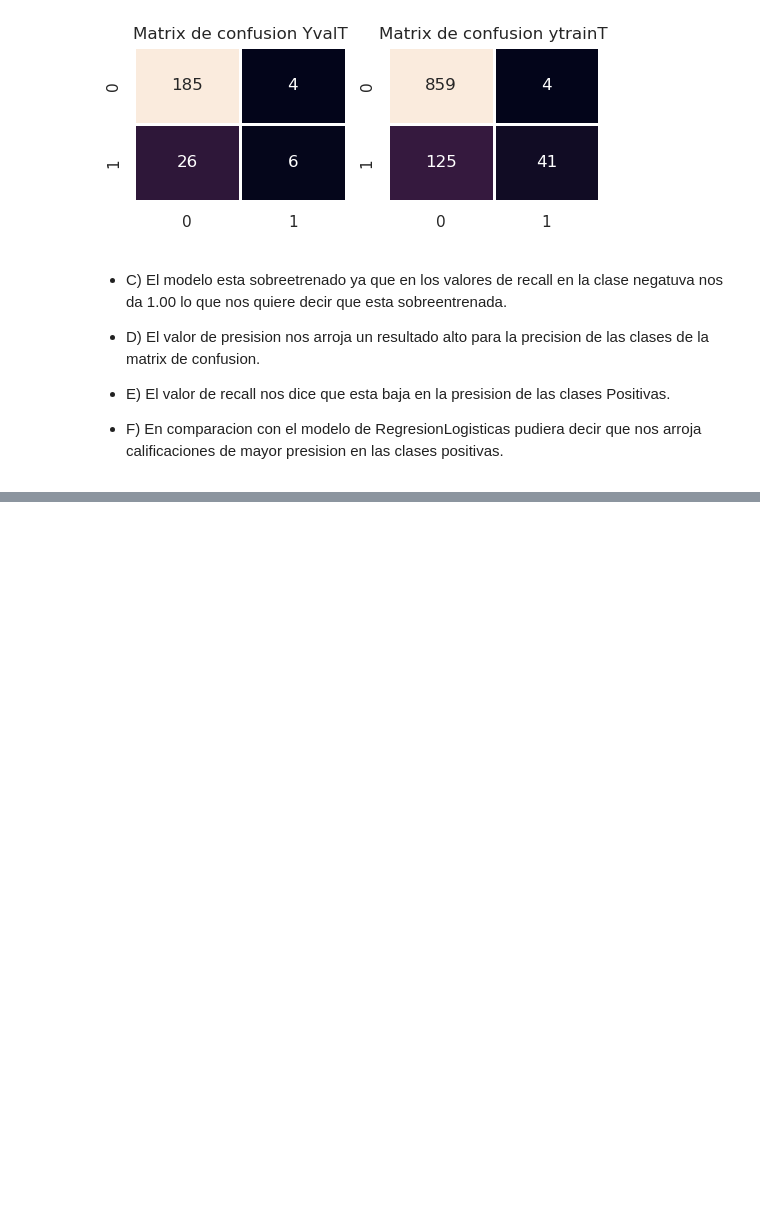
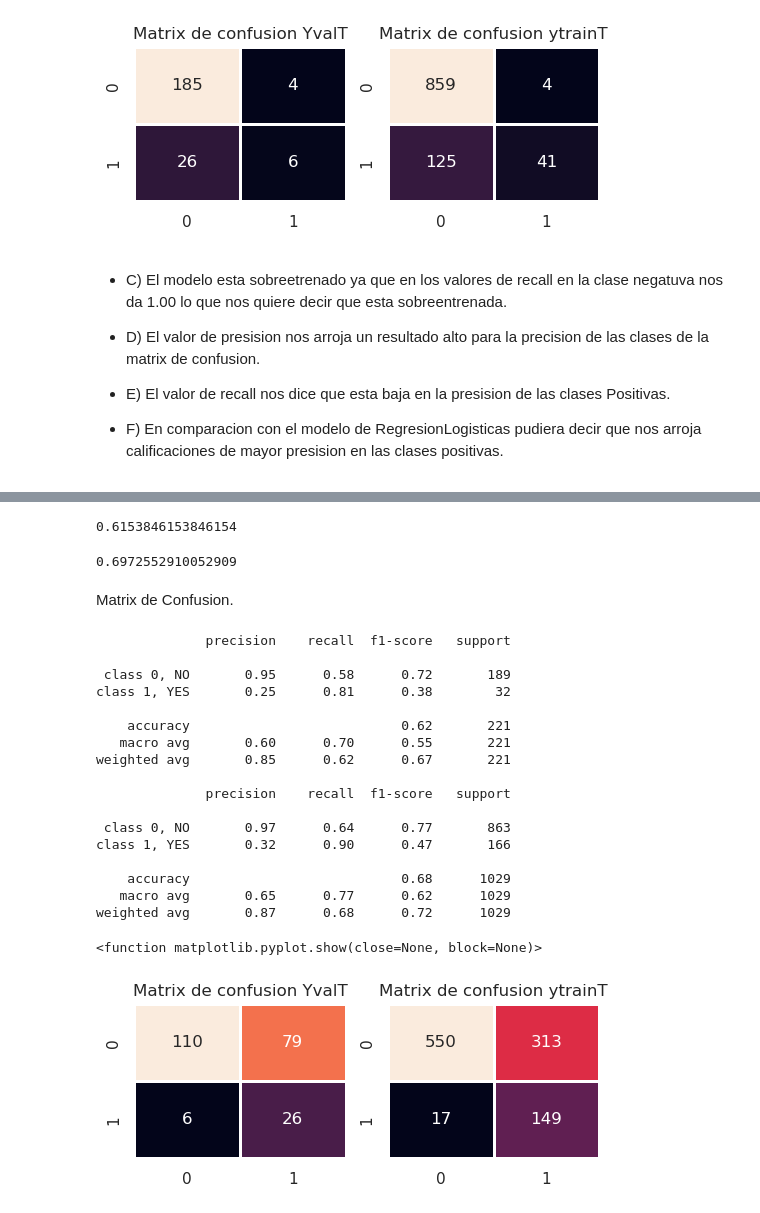
Before and after one commit to fran-dev-front/actividad2_3, a Jupyter notebook: Actividad_Semanas_3_y_4.ipynb, the cells around one changed output, grey strips where cells are left out. Saved outputs shown, nothing was run; the diff lists cells and outputs as text; code cells hidden in the pictures; blank space fills up the shorter version.

```diff
--- a/Actividad_Semanas_3_y_4.ipynb
+++ b/Actividad_Semanas_3_y_4.ipynb
@@ -860,0 +882,5 @@ weighted avg       0.88      0.87      0.84      1029
+# %%
+# all parameters not specified are set to their defaults
+class_weights = {0: 1, 1: 10}
+logisticRegr_class_weights = LogisticRegression(class_weight=class_weights)
+logisticRegr_class_weights.fit(XtrainT, ytrainT, )
@@ -860,0 +889,3 @@ weighted avg       0.88      0.87      0.84      1029
+# %%
+predictionsXtrainT_weight = logisticRegr_class_weights.predict(XtrainT)
+predictionsXtrainT_weight
@@ -860,0 +905,3 @@ weighted avg       0.88      0.87      0.84      1029
+# %%
+predictionsXvalT_weight = logisticRegr_class_weights.predict(XvalT)
+predictionsXvalT
@@ -860,0 +920,48 @@ weighted avg       0.88      0.87      0.84      1029
+# %%
+score = accuracy_score(yvalT, predictionsXvalT_weight)
+score
+# %% [output]
+0.6153846153846154
+# %%
+recall_score(yvalT, predictionsXvalT_weight, average='macro')
+# %% [output]
+0.6972552910052909
+# %% [markdown]
+Matrix de Confusion.
+# %%
+cf_matrix_vyalT = confusion_matrix(yvalT, predictionsXvalT_weight)
+cf_matrix_ytrainT = confusion_matrix(ytrainT, predictionsXtrainT_weight)
+plt.figure(figsize=(6, 2))
+plt.subplot(1,2,1)
+plt.subplot(1,2,1)
+plt.title('Matrix de confusion YvalT')
+target_names = ['class 0, NO', 'class 1, YES']
+print(classification_report(yvalT, predictionsXvalT_weight, target_names=target_names))
+sns.heatmap(cf_matrix_vyalT, linewidths=1, annot=True, fmt='g', cbar=False,)
+plt.subplot(1,2,2)
+plt.title('Matrix de confusion ytrainT')
+target_names = ['class 0, NO', 'class 1, YES']
+print(classification_report(ytrainT, predictionsXtrainT_weight, target_names=target_names))
+sns.heatmap(cf_matrix_ytrainT, linewidths=1, annot=True, fmt='g', cbar=False,)
+
+plt.show
+# %% [output]
+              precision    recall  f1-score   support
+
+ class 0, NO       0.95      0.58      0.72       189
+class 1, YES       0.25      0.81      0.38        32
+
+    accuracy                           0.62       221
+   macro avg       0.60      0.70      0.55       221
+weighted avg       0.85      0.62      0.67       221
+
+              precision    recall  f1-score   support
+
+ class 0, NO       0.97      0.64      0.77       863
+class 1, YES       0.32      0.90      0.47       166
+
+    accuracy                           0.68      1029
+   macro avg       0.65      0.77      0.62      1029
+weighted avg       0.87      0.68      0.72      1029
+<function matplotlib.pyplot.show(close=None, block=None)>
+[figure, added]
```
Also changed, not shown: parts of 57 cells of this notebook, 1 other file.
